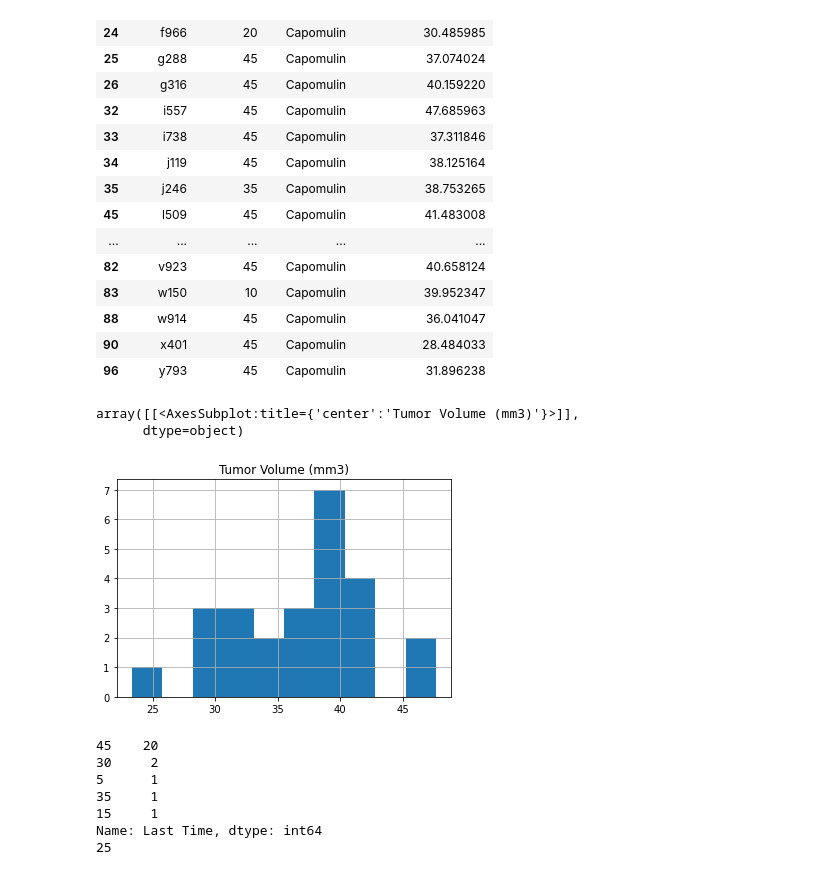
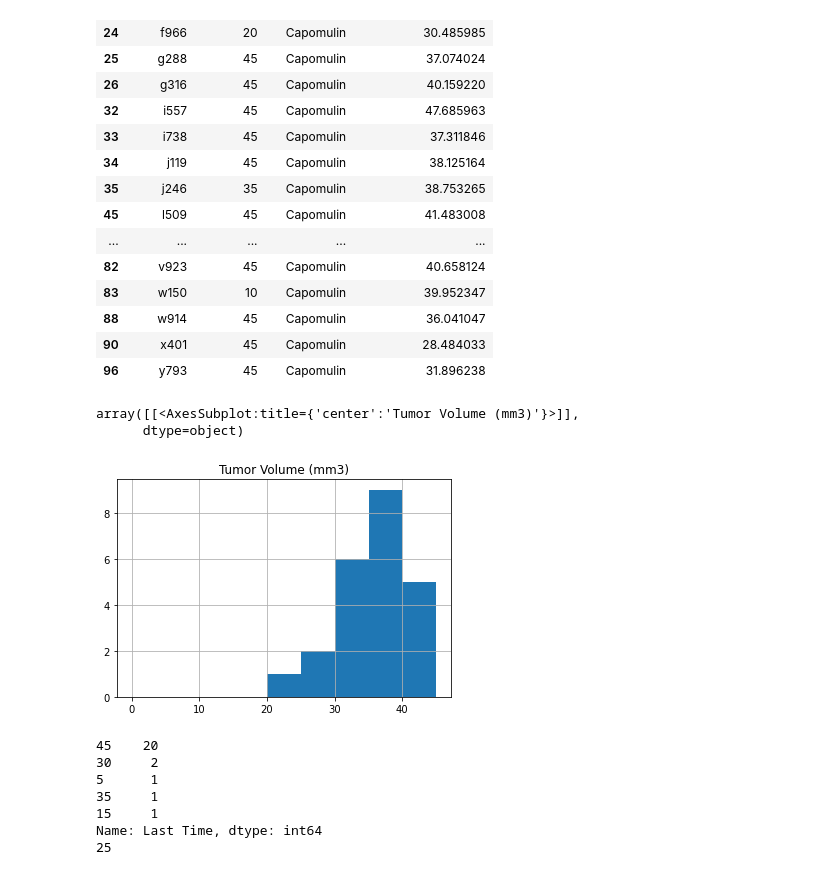
Before and after one commit to sarahDH615/matplotlib_challenge, a Jupyter notebook: pymaceuticals_starter_edited.ipynb, the cells around one changed output. Cells and saved outputs as stored; diff of their text form; code cells hidden in the pictures.

```diff
--- a/pymaceuticals_starter_edited.ipynb
+++ b/pymaceuticals_starter_edited.ipynb
@@ -409,12 +420,12 @@ Name: Last Time, dtype: int64
 | 88 | w914 | 45 | Capomulin | 36.041047 |
 | 90 | x401 | 45 | Capomulin | 28.484033 |
 | 96 | y793 | 45 | Capomulin | 31.896238 |
-# %%
-ca_df.hist()
-# %% [output]
-array([[<AxesSubplot:title={'center':'Tumor Volume (mm3)'}>]],
-      dtype=object)
-[figure, removed]
+# %%
+ca_df.hist(bins=[0, 5, 10, 15, 20, 25, 30, 35, 40, 45])
+# %% [output]
+array([[<AxesSubplot:title={'center':'Tumor Volume (mm3)'}>]],
+      dtype=object)
+[figure, added]
 # %%
 print(ra_df['Last Time'].value_counts())
 print(len(ra_df))
```
Also changed, not shown: parts of 8 cells of this notebook.
